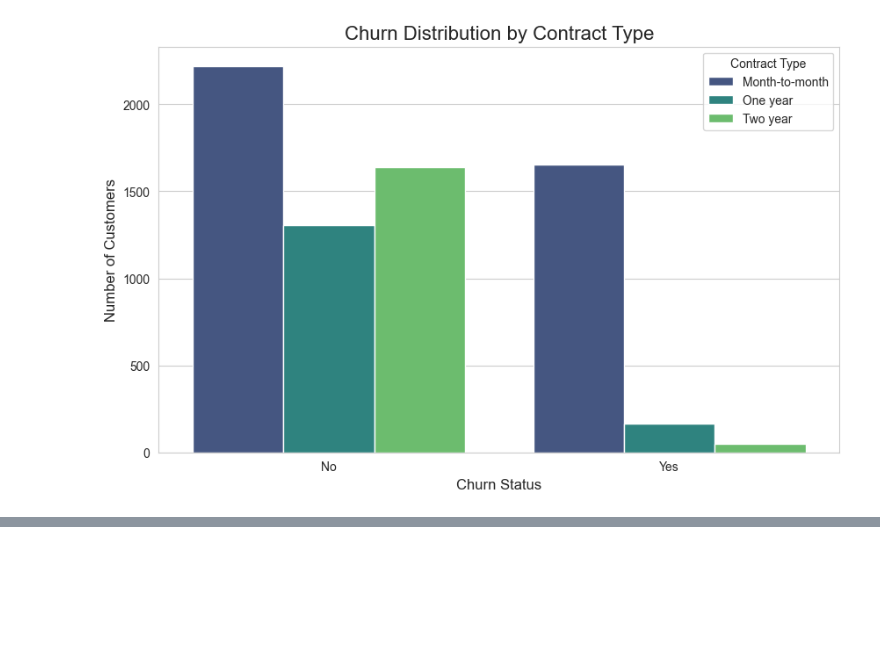
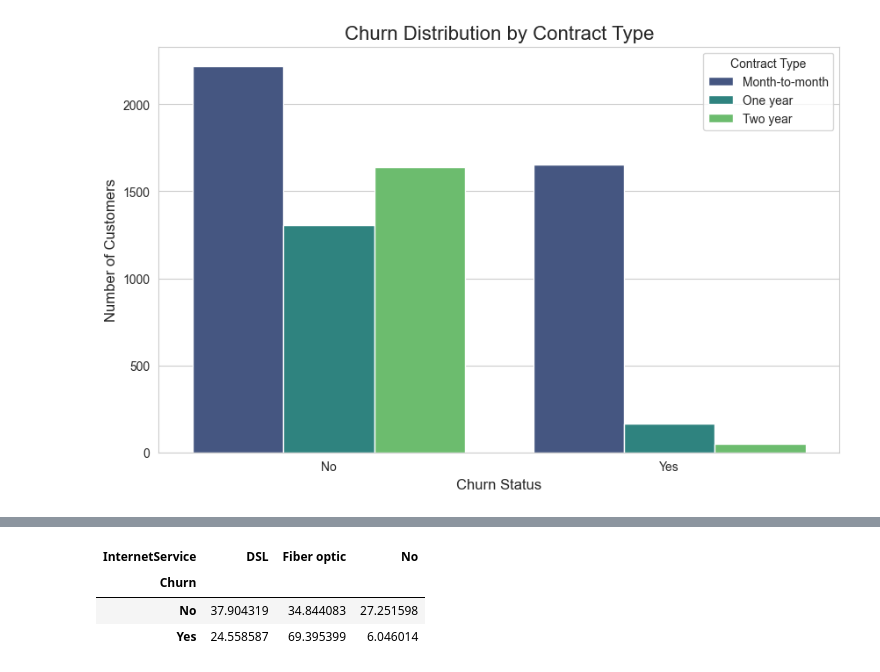
Before and after one commit to sanjaybhargav353/Telco_Customer_Churn, a Jupyter notebook: notbooks/01_Churn_Analysis.ipynb, the cells around one changed output, grey strips where cells are left out. Cells and saved outputs as stored; diff of their text form; code cells hidden in the pictures; blank space fills up the shorter version.

```diff
--- a/notbooks/01_Churn_Analysis.ipynb
+++ b/notbooks/01_Churn_Analysis.ipynb
@@ -143,0 +164,8 @@ plt.show()
+# %%
+churn_percentages_by_internet = internet_churn_counts.div(internet_churn_counts.sum(axis=1), axis=0) * 100
+churn_percentages_by_internet
+# %% [output]
+| InternetService | DSL | Fiber optic | No |
+| Churn |  |  |  |
+| No | 37.904319 | 34.844083 | 27.251598 |
+| Yes | 24.558587 | 69.395399 | 6.046014 |
```
Also changed, not shown: parts of 3 cells of this notebook.
